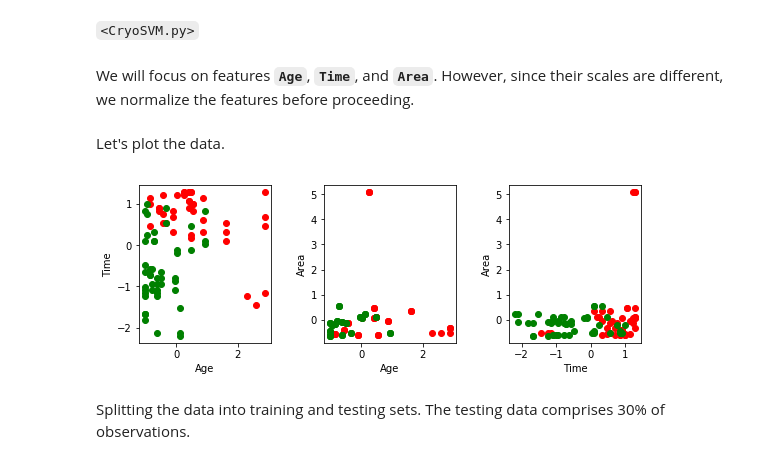
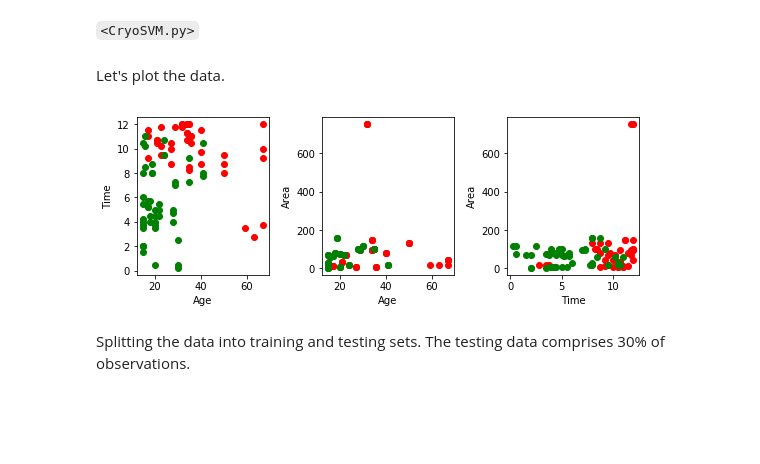
Before and after one commit to sathayas/JupyterAnalyticsSpring2019, a Jupyter notebook: SVM.ipynb, the cells around one changed output. Saved outputs shown, nothing was run; the diff lists cells and outputs as text; code cells hidden in the pictures; blank space fills up the shorter version.

```diff
--- a/SVM.ipynb
+++ b/SVM.ipynb
@@ -294,5 +293,3 @@ from sklearn.preprocessing import StandardScaler
 
 # loading the data
 CryoData = pd.read_csv('Cryotherapy.csv')
-# %% [markdown]
-We will focus on features **`Age`**, **`Time`**, and **`Area`**. However, since their scales are different, we normalize the features before proceeding.
@@ -306,32 +298,35 @@ Let's plot the data.
 # %%
 # plotting the Age, Time, and Area
 plt.figure(figsize=[9,3])
 pColor = ['r','g']
 plt.subplot(131)
 for i in range(2):
-    plt.plot(X_norm[y==i,0], X_norm[y==i,1],
+    plt.plot(CryoData[CryoData.Success==i].Age,
+             CryoData[CryoData.Success==i].Time,
              marker='o',ls='none',c=pColor[i])
 plt.xlabel('Age')
 plt.ylabel('Time')
 
 plt.subplot(132)
 for i in range(2):
-    plt.plot(X_norm[y==i,0], X_norm[y==i,2],
+    plt.plot(CryoData[CryoData.Success==i].Age,
+             CryoData[CryoData.Success==i].Area,
              marker='o',ls='none',c=pColor[i])
 plt.xlabel('Age')
 plt.ylabel('Area')
 
 plt.subplot(133)
 for i in range(2):
-    plt.plot(X_norm[y==i,1], X_norm[y==i,2],
+    plt.plot(CryoData[CryoData.Success==i].Time,
+             CryoData[CryoData.Success==i].Area,
              marker='o',ls='none',c=pColor[i])
 plt.xlabel('Time')
 plt.ylabel('Area')
 
 plt.subplots_adjust(wspace=0.4, bottom=0.15)
 plt.show()
 # %% [output]
-[figure, old version]
+[figure, new version]
 # %% [markdown]
 Splitting the data into training and testing sets. The testing data comprises 30% of observations.
 # %%
```
Also changed, not shown: parts of 3 cells of this notebook.
